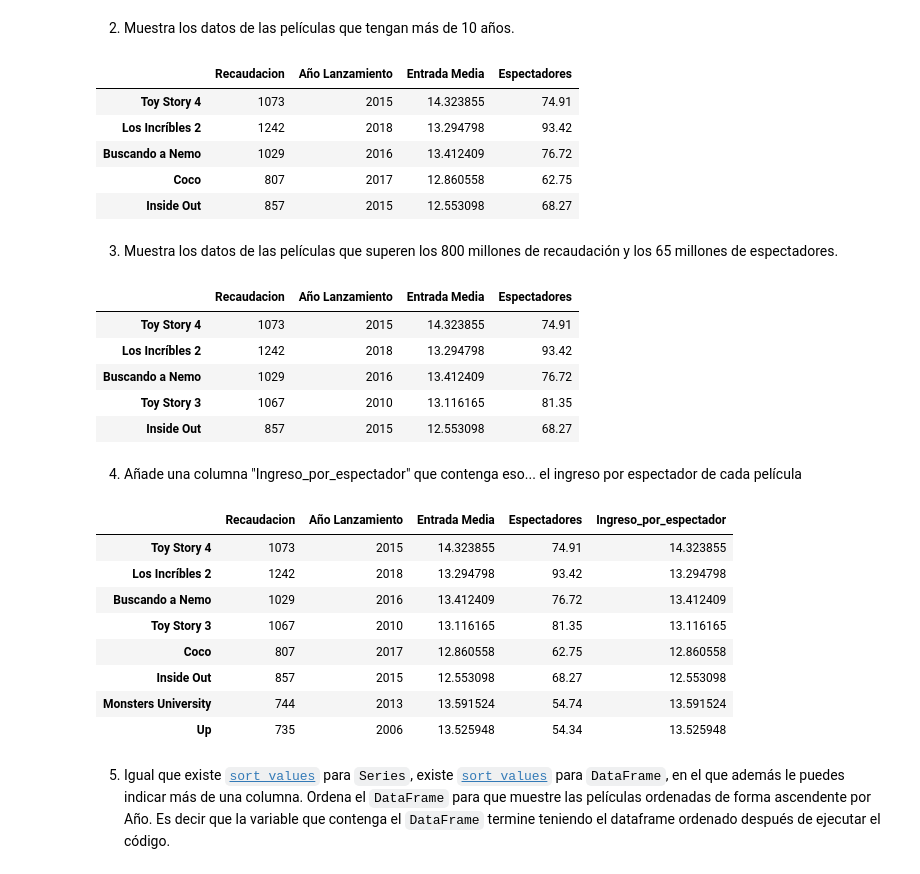
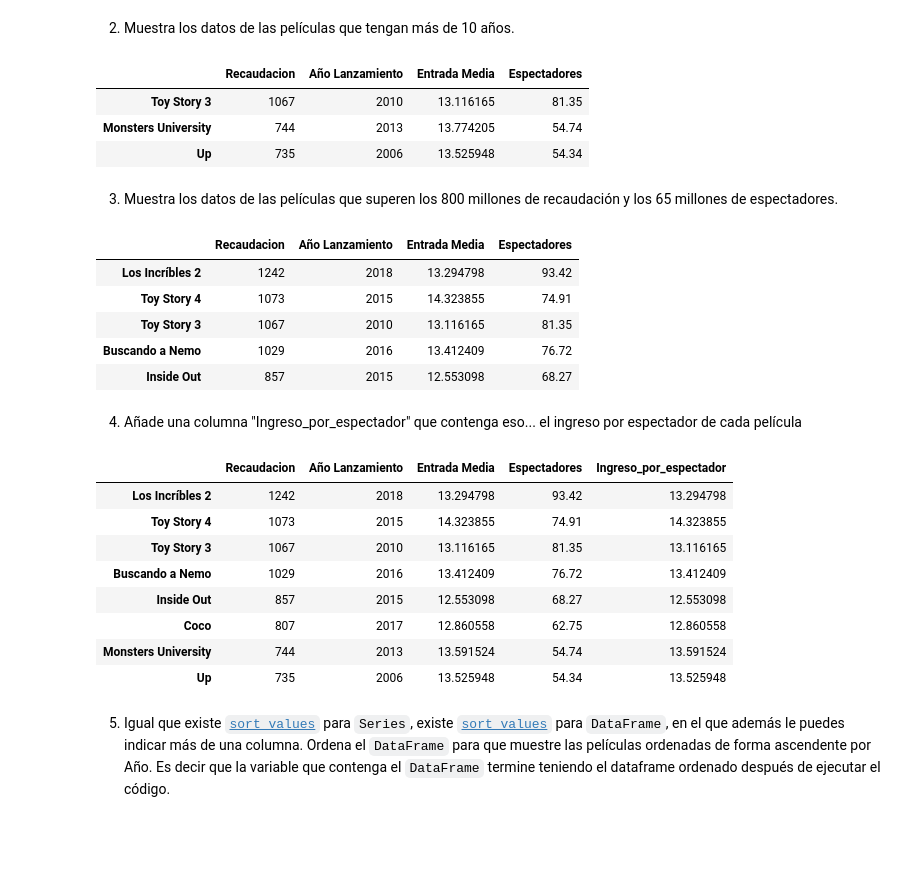
Before and after one commit to JesusGs91/ONLINE_DS_THEBRIDGE_JesusGonzalezSuarez, a Jupyter notebook: Sprint_04/Unidad_01/Practica_Obligatoria/18_Practica_Obligatoria_Pandas_I.ipynb, the cells around one changed output. Drawn from its saved outputs; the diff is of its cells as text; code cells hidden in the pictures; blank space fills up the shorter version.

```diff
--- a/Sprint_04/Unidad_01/Practica_Obligatoria/18_Practica_Obligatoria_Pandas_I.ipynb
+++ b/Sprint_04/Unidad_01/Practica_Obligatoria/18_Practica_Obligatoria_Pandas_I.ipynb
@@ -123,9 +123,9 @@ Gonzalo fue a ver la pelicula Up con 12
 * La recaudación de Monsters University fue de 754 millones.
 * Hay 2 nombres que han sufrido el efecto del conocido "error Jaime", corrígelo en todas las series (recuerda que los indices son inmutables, tendrás que hacer algo de código)
 # %%
-serie_lanzamiento["Toy story",] = 2019
-serie_lanzamiento["Up",] = 2009
-serie_recaudaciones["Monsters University",]=754
+serie_lanzamiento["Toy Story 4"] = 2019
+serie_lanzamiento["Up"] = 2009
+serie_recaudaciones["Monsters University"]=754
 
 print(serie_lanzamiento)
 print(serie_recaudaciones)
@@ -140,8 +140,8 @@ for i in titulos:
 
 
 
-serie_lanzamiento = pd.Series(lanzamiento, index=[Titulos_Alt])
-serie_recaudaciones = pd.Series(recaudaciones, index=[Titulos_Alt])
+serie_lanzamiento_2 = pd.Series(lanzamiento, index=[Titulos_Alt])
+serie_recaudaciones_2 = pd.Series(recaudaciones, index=[Titulos_Alt])
 serie_espectadores = pd.Series(espectadores,index=[Titulos_Alt])
 serie_precio_medio = pd.Series(serie_recaudaciones/serie_espectadores, index=[Titulos_Alt])
 
@@ -169,7 +169,7 @@ dtype: float64
 # %% [markdown]
 1. Crea un `DataFrame` con las series anteriores, ya corregidas, como columnas (usando la serie ordenada de recaudaciones) y que cómo indice de filas tenga las películas.
 # %%
-serie_recaudaciones_ordenada = serie_recaudaciones.sort_values(ascending=False)
+serie_recaudaciones_ordenada = serie_recaudaciones_2.sort_values(ascending=False)
 serie_recaudaciones_ordenada
 # %% [output]
 Los Incríbles 2        1242
@@ -183,11 +183,11 @@ Up                      735
 dtype: int64
 # %%
 peliculas = {"Recaudacion": serie_recaudaciones_ordenada,
-             "Año Lanzamiento": serie_lanzamiento,
+             "Año Lanzamiento": serie_lanzamiento_2,
              "Entrada Media": serie_precio_medio,
              "Espectadores": serie_espectadores
             }
-df_peliculas = pd.DataFrame(peliculas, index=[Titulos_Alt])
+df_peliculas = pd.DataFrame(peliculas, index=serie_recaudaciones_ordenada.keys())
 df_peliculas
 # %% [output]
 |  | Recaudacion | Año Lanzamiento | Entrada Media | Espectadores |
@@ -202,24 +202,22 @@ df_peliculas
 # %% [markdown]
 2. Muestra los datos de las películas que tengan más de 10 años.
 # %%
-df_peliculas[(2024)-df_peliculas["Año Lanzamiento"]<10]
+df_peliculas[(2024)-df_peliculas["Año Lanzamiento"]>10]
 # %% [output]
 |  | Recaudacion | Año Lanzamiento | Entrada Media | Espectadores |
-| Toy Story 4 | 1073 | 2015 | 14.323855 | 74.91 |
-| Los Incríbles 2 | 1242 | 2018 | 13.294798 | 93.42 |
-| Buscando a Nemo | 1029 | 2016 | 13.412409 | 76.72 |
-| Coco | 807 | 2017 | 12.860558 | 62.75 |
-| Inside Out | 857 | 2015 | 12.553098 | 68.27 |
+| Toy Story 3 | 1067 | 2010 | 13.116165 | 81.35 |
+| Monsters University | 744 | 2013 | 13.774205 | 54.74 |
+| Up | 735 | 2006 | 13.525948 | 54.34 |
 # %% [markdown]
 3. Muestra los datos de las películas que superen los 800 millones de recaudación y los 65 millones de espectadores.
 # %%
 df_peliculas[(df_peliculas["Recaudacion"] > 800) & (df_peliculas["Espectadores"]>65)]
 # %% [output]
 |  | Recaudacion | Año Lanzamiento | Entrada Media | Espectadores |
+| Los Incríbles 2 | 1242 | 2018 | 13.294798 | 93.42 |
 | Toy Story 4 | 1073 | 2015 | 14.323855 | 74.91 |
-| Los Incríbles 2 | 1242 | 2018 | 13.294798 | 93.42 |
+| Toy Story 3 | 1067 | 2010 | 13.116165 | 81.35 |
 | Buscando a Nemo | 1029 | 2016 | 13.412409 | 76.72 |
-| Toy Story 3 | 1067 | 2010 | 13.116165 | 81.35 |
 | Inside Out | 857 | 2015 | 12.553098 | 68.27 |
 # %% [markdown]
 4. Añade una columna "Ingreso_por_espectador" que contenga eso... el ingreso por espectador de cada película
@@ -228,12 +226,12 @@ df_peliculas["Ingreso_por_espectador"] = df_peliculas["Recaudacion"]/df_pelicula
 df_peliculas
 # %% [output]
 |  | Recaudacion | Año Lanzamiento | Entrada Media | Espectadores | Ingreso_por_espectador |
+| Los Incríbles 2 | 1242 | 2018 | 13.294798 | 93.42 | 13.294798 |
 | Toy Story 4 | 1073 | 2015 | 14.323855 | 74.91 | 14.323855 |
-| Los Incríbles 2 | 1242 | 2018 | 13.294798 | 93.42 | 13.294798 |
+| Toy Story 3 | 1067 | 2010 | 13.116165 | 81.35 | 13.116165 |
 | Buscando a Nemo | 1029 | 2016 | 13.412409 | 76.72 | 13.412409 |
-| Toy Story 3 | 1067 | 2010 | 13.116165 | 81.35 | 13.116165 |
+| Inside Out | 857 | 2015 | 12.553098 | 68.27 | 12.553098 |
 | Coco | 807 | 2017 | 12.860558 | 62.75 | 12.860558 |
-| Inside Out | 857 | 2015 | 12.553098 | 68.27 | 12.553098 |
 | Monsters University | 744 | 2013 | 13.591524 | 54.74 | 13.591524 |
 | Up | 735 | 2006 | 13.525948 | 54.34 | 13.525948 |
 # %% [markdown]
```
Also changed, not shown: parts of 5 cells of this notebook, 3 other files.
